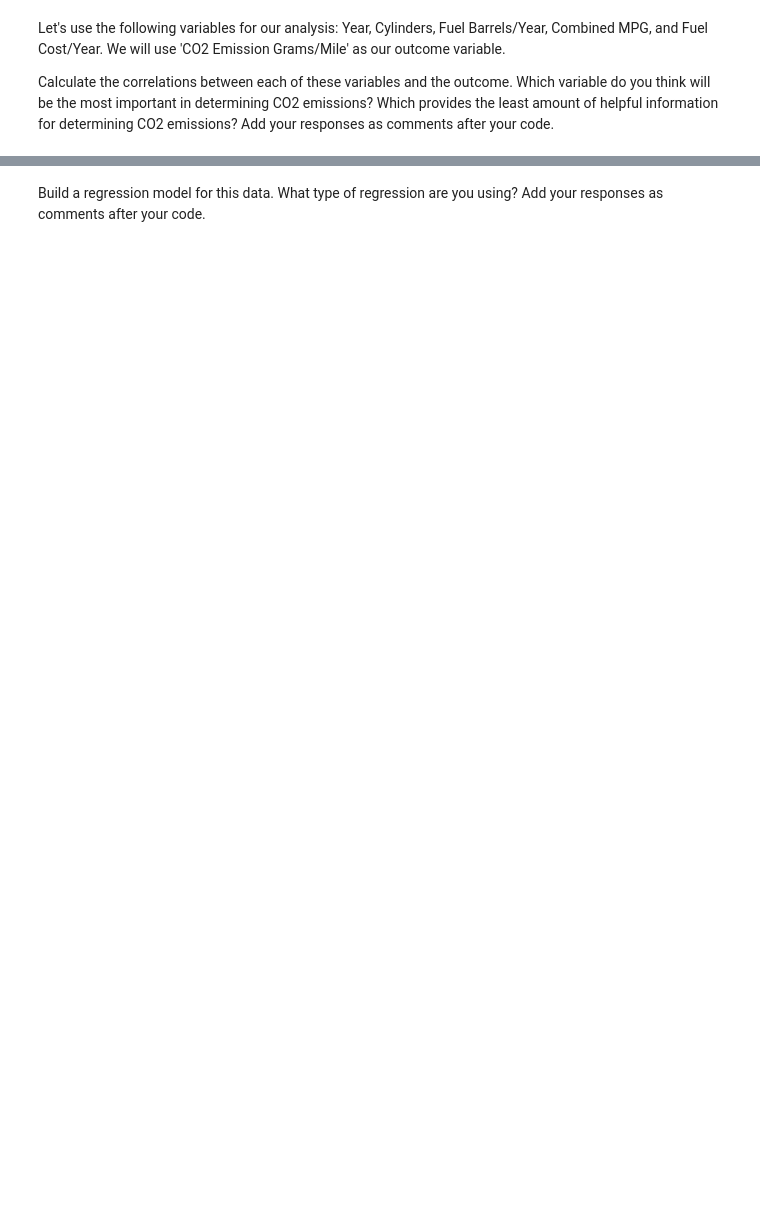
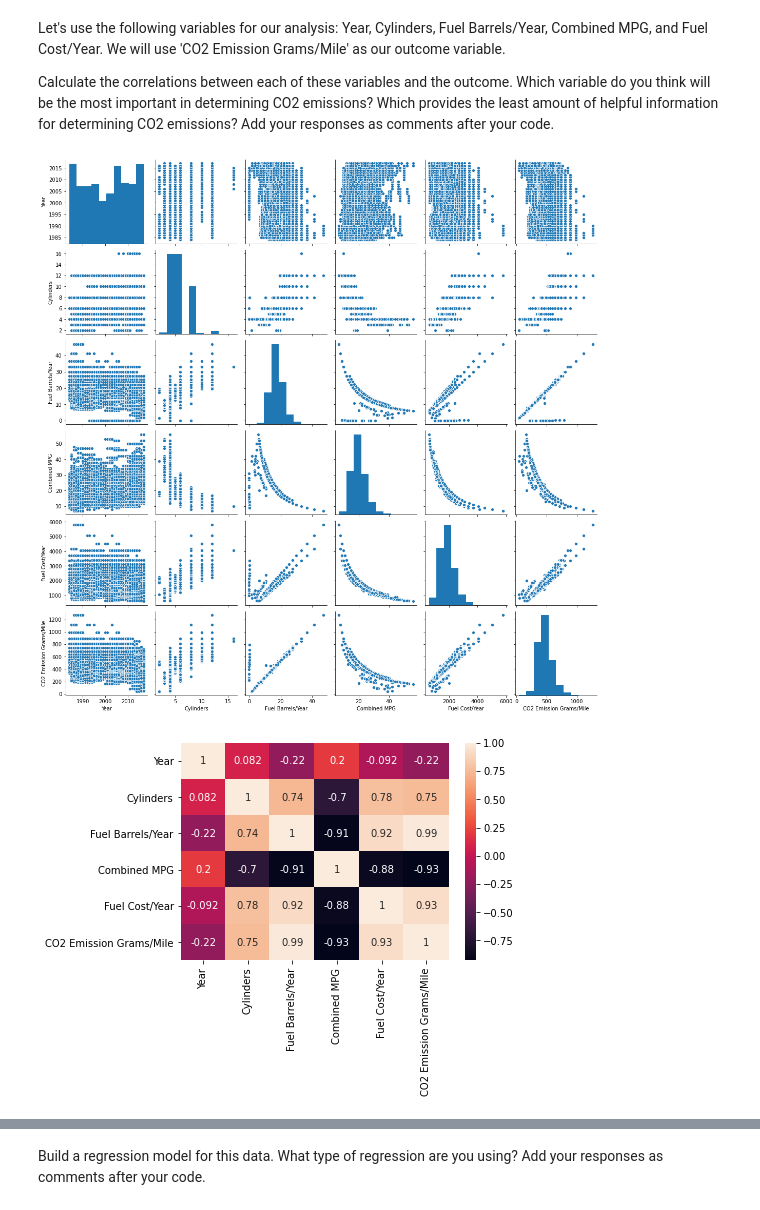
Before and after one commit to ta-data-lis/lab-regression-analysis, a Jupyter notebook: your-code/challenge1.ipynb, the cells around one changed output, grey strips where cells are left out. Saved outputs shown, nothing was run; the diff lists cells and outputs as text; code cells hidden in the pictures; blank space fills up the shorter version.

```diff
--- a/your-code/challenge1.ipynb
+++ b/your-code/challenge1.ipynb
@@ -89,0 +89,3 @@ For the second part of this lab, we will use the vehicles.csv data set. You can
+# %%
+vehicles = pd.read_csv('vehicles.csv')
+vehicles
@@ -95,0 +110,16 @@ Calculate the correlations between each of these variables and the outcome. Whic
+# %%
+pearson_corr = vehicles[['Year', 'Cylinders','Fuel Barrels/Year', 'Combined MPG', 'Fuel Cost/Year', 'CO2 Emission Grams/Mile']].corr()
+spearman_corr = vehicles[['Year', 'Cylinders','Fuel Barrels/Year', 'Combined MPG', 'Fuel Cost/Year', 'CO2 Emission Grams/Mile']].corr(method='spearman')
+
+sns.pairplot(vehicles[['Year', 'Cylinders','Fuel Barrels/Year', 'Combined MPG', 'Fuel Cost/Year', 'CO2 Emission Grams/Mile']])
+plt.show()
+sns.heatmap(pearson_corr, annot=True)
+plt.show()
+sns.heatmap(spearman_corr, annot=True)
+plt.show()
+sns.heatmap(pearson_corr - spearman_corr, annot=True)
+plt.show()
+# Apparently the most useful variable that we can use to forecast CO2 emissions is Fuel Barrels/Year, while Year has basically no usefulness whatsoever that can help us to make predictions.
+# %% [output]
+[figure, added]
+[figure, added]
```
Also changed, not shown: parts of 20 cells of this notebook, 1 other file.
